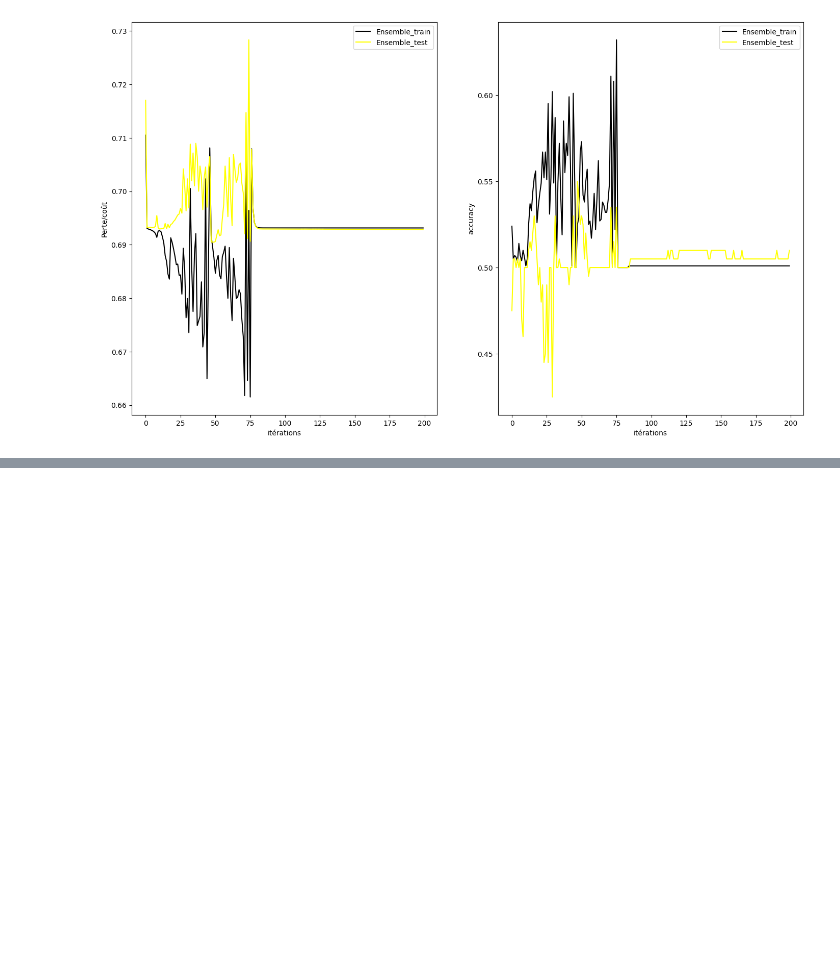
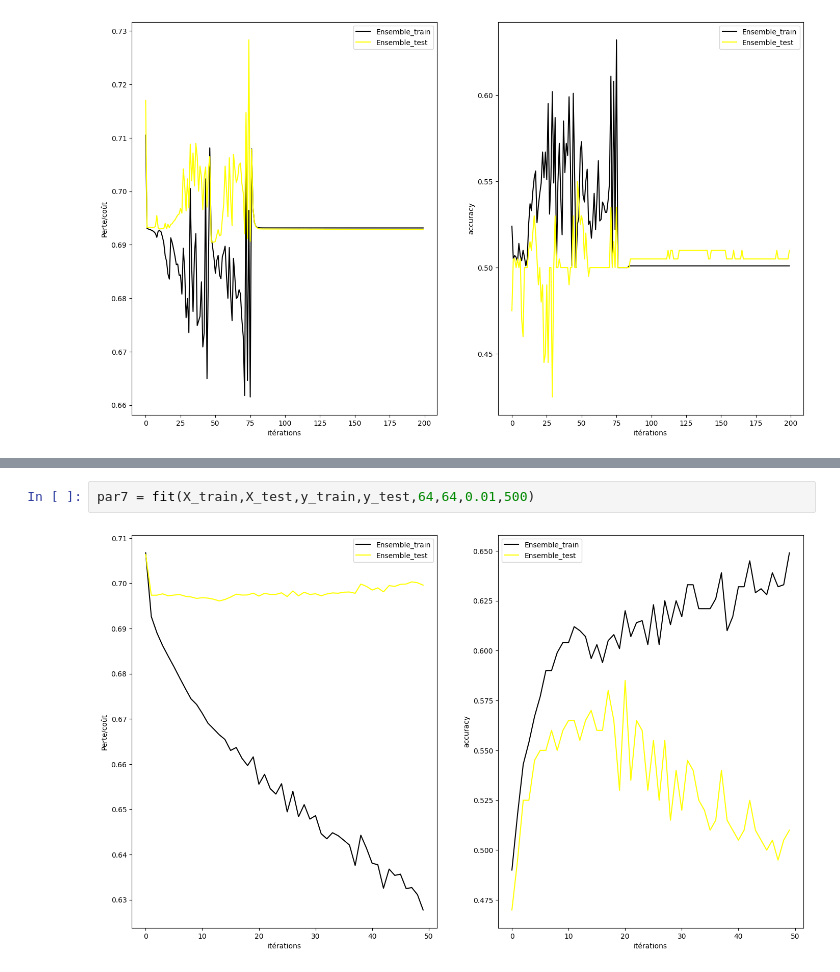
Before and after one commit to sanoukoudouss2-tech/Reseaux-de-neurones-a-3-couches, a Jupyter notebook: réseaux_de_neurones_chien_chat.ipynb, the cells around one changed output, grey strips where cells are left out. Saved outputs shown, nothing was run; the diff lists cells and outputs as text; blank space fills up the shorter version.

```diff
--- a/réseaux_de_neurones_chien_chat.ipynb
+++ b/réseaux_de_neurones_chien_chat.ipynb
@@ -202,2 +73,6 @@ par4 = fit(X_train,X_test,y_train,y_test,8,8,0.1,10000)
 # %% [output]
 [figure]
+# %%
+par7 = fit(X_train,X_test,y_train,y_test,64,64,0.01,500)
+# %% [output]
+[figure, added]
```
Also changed, not shown: parts of 16 cells of this notebook.
